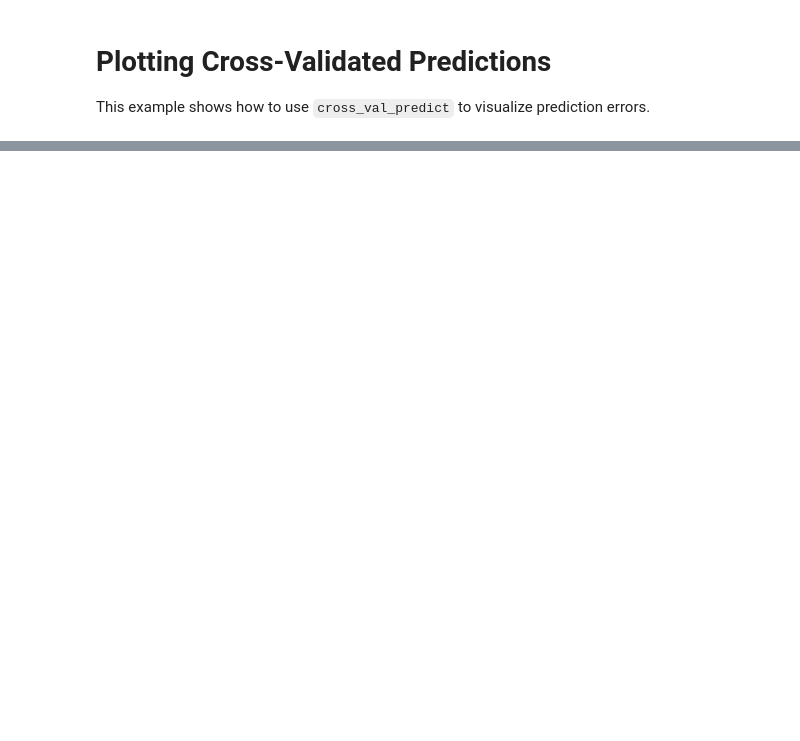
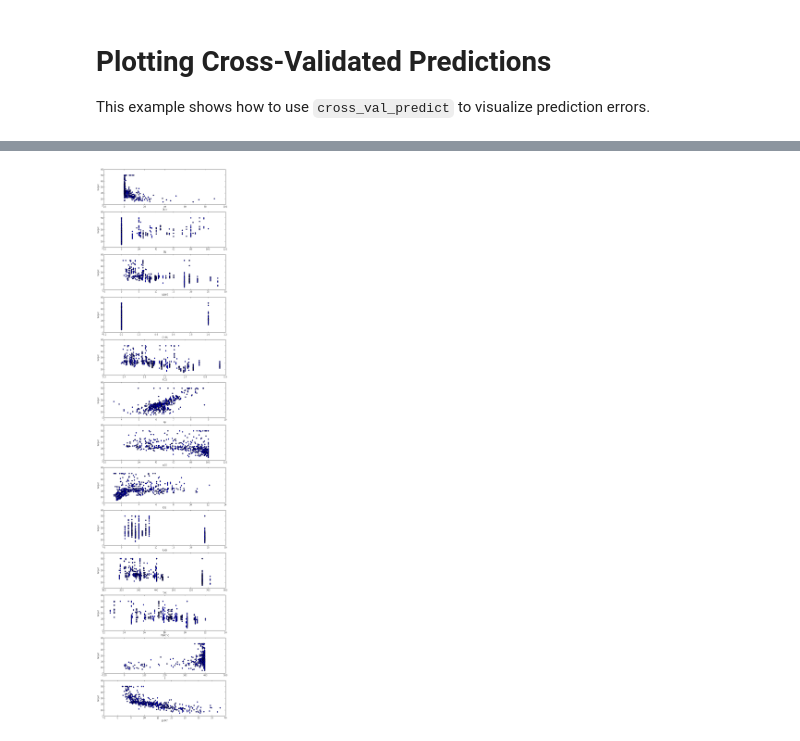
Before and after one commit to dajiaonao/scikit-learn-tests, a Jupyter notebook: official_examples/plot_cv_predict.ipynb, the cells around one changed output, grey strips where cells are left out. Cells and saved outputs as stored; diff of their text form; code cells hidden in the pictures; blank space fills up the shorter version.

```diff
--- a/official_examples/plot_cv_predict.ipynb
+++ b/official_examples/plot_cv_predict.ipynb
@@ -29,0 +41,9 @@ plt.show()
+# %%
+boston = datasets.load_boston()
+#print boston
+print boston['DESCR']
+print boston['data'].shape
+print boston['target'].shape
+
+da = boston['data']
+print da[0]
@@ -29,0 +68,13 @@ plt.show()
+# %%
+names = boston['feature_names']
+i=0
+nVar = len(names)
+fig, axS = plt.subplots(nVar, figsize=(10,45))
+for i in range(nVar):
+    axS[i].scatter(da[:,i], y)
+#ax.plot([y.min(), y.max()], [y.min(), y.max()], 'k--', lw=4)
+    axS[i].set_xlabel(names[i])
+    axS[i].set_ylabel('target')
+plt.show()
+# %% [output]
+[figure, added]
```
Also changed, not shown: parts of 3 cells of this notebook.
